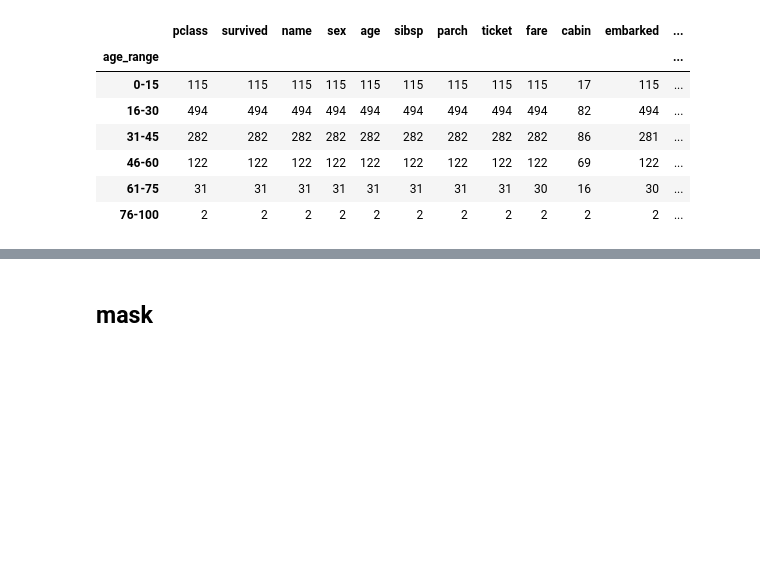
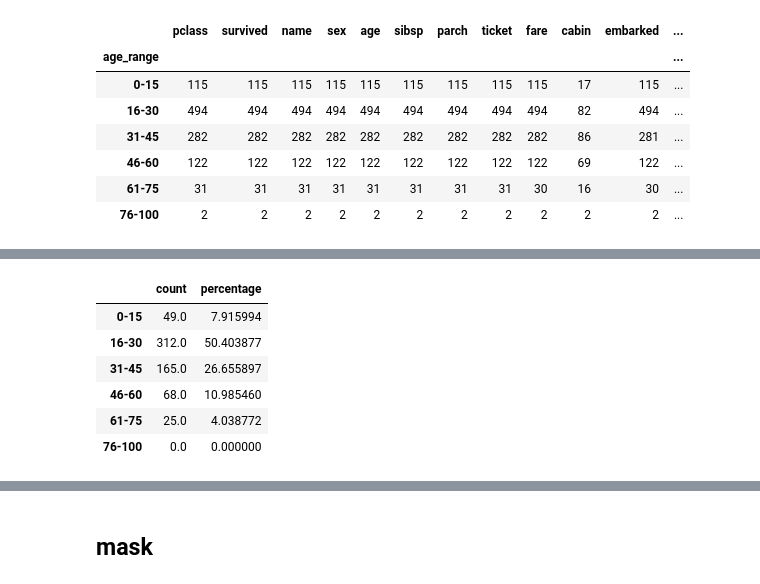
Before and after one commit to NCKU-IDS-2021/TA_Pandas, a Jupyter notebook: TA_Class_II_Pandas.ipynb, the cells around one changed output, grey strips where cells are left out. Cells and saved outputs as stored; diff of their text form; code cells hidden in the pictures; blank space fills up the shorter version.

```diff
--- a/TA_Class_II_Pandas.ipynb
+++ b/TA_Class_II_Pandas.ipynb
@@ -200,0 +275,11 @@ Name: name, dtype: float64
+# %%
+df_0 = df_0.fillna(0)
+df_0
+# %% [output]
+|  | count | percentage |
+| 0-15 | 49.0 | 7.915994 |
+| 16-30 | 312.0 | 50.403877 |
+| 31-45 | 165.0 | 26.655897 |
+| 46-60 | 68.0 | 10.985460 |
+| 61-75 | 25.0 | 4.038772 |
+| 76-100 | 0.0 | 0.000000 |
```
Also changed, not shown: parts of 12 cells of this notebook, 1 other file.
